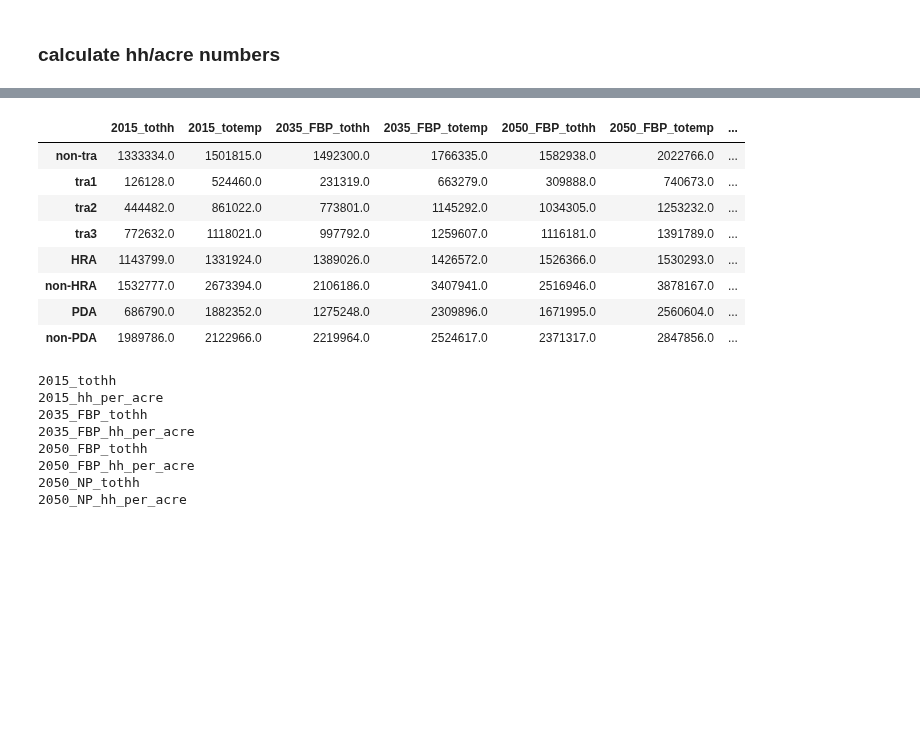
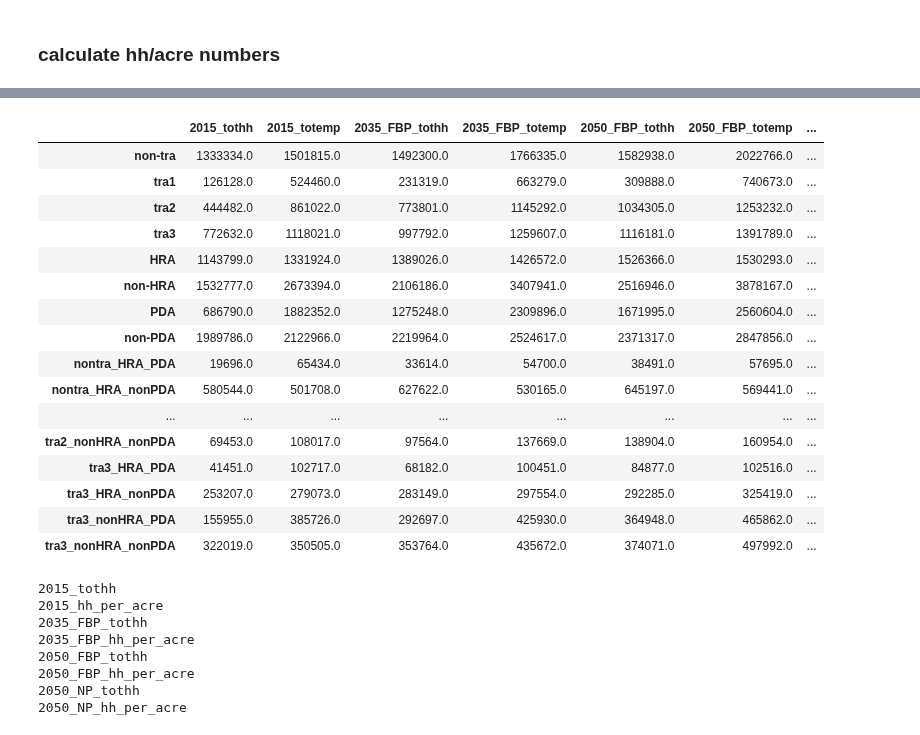
Before and after one commit to BayAreaMetro/petrale, a Jupyter notebook: scripts/CARB_followup_PBA50_growth_pattern_by_geographies.ipynb, the cells around one changed output, grey strips where cells are left out. Saved outputs shown, nothing was run; the diff lists cells and outputs as text; code cells hidden in the pictures; blank space fills up the shorter version.

```diff
--- a/scripts/CARB_followup_PBA50_growth_pattern_by_geographies.ipynb
+++ b/scripts/CARB_followup_PBA50_growth_pattern_by_geographies.ipynb
@@ -30,11 +30,19 @@ print('read {} rows of parcel-geos crosswalk, including the following columns: \
 # CARB doesn't request data on individual PDAs, so create a new column for PDA/non-PDA
 parcel_geos_crosswalk['fbp_pda_cat_id'] = 'non-PDA'
 parcel_geos_crosswalk.loc[parcel_geos_crosswalk.pda_id_pba50_fb.notnull(), 'fbp_pda_cat_id'] = 'PDA'
+# print(list(parcel_geos_crosswalk))
+
+# create a concatenate field to represent intersections of the growth geographies
+parcel_geos_crosswalk['fbp_combocat'] = \
+    parcel_geos_crosswalk[['fbp_tra_cat_id', 'fbp_hra_id', 'fbp_pda_cat_id']].apply(
+    lambda row: '_'.join(row.values.astype(str)), axis=1)
+parcel_geos_crosswalk['fbp_combocat'] = parcel_geos_crosswalk['fbp_combocat'].apply(lambda x: x.replace('-',''))
 
 # some statistics
 print(parcel_geos_crosswalk.fbp_tra_cat_id.value_counts())
 print(parcel_geos_crosswalk.fbp_hra_id.value_counts())
 print(parcel_geos_crosswalk.fbp_pda_cat_id.value_counts())
+print(parcel_geos_crosswalk.fbp_combocat.value_counts())
 
 # rename 'PARCEL_ID'
 parcel_geos_crosswalk.rename(columns={'PARCEL_ID': 'parcel_id'}, inplace=True)
@@ -127,7 +130,7 @@ def summarize_by_geography(parcel_df, metrics_cols, geo_col):
     return parcel_summary
 # %%
 # list geographies to summarize by and metrics to summarize
-geo_cols = ['fbp_tra_cat_id', 'fbp_hra_id', 'fbp_pda_cat_id']
+geo_cols = ['fbp_tra_cat_id', 'fbp_hra_id', 'fbp_pda_cat_id', 'fbp_combocat']
 metrics_cols = ['tothh', 'totemp']
 # %%
 # all parcel files to summarize by year+scenario
@@ -283,0 +293,29 @@ for geo in geo_cols:
+# %%
+# read acreage data
+geos_acreage = pd.read_csv(geos_acreage_file)
+display(geos_acreage.head())
+
+# create a new column for PDA/non-PDA
+geos_acreage['fbp_pda_cat_id'] = 'non-PDA'
+geos_acreage.loc[parcel_geos_crosswalk.pda_id_pba50_fb.notnull(), 'fbp_pda_cat_id'] = 'PDA'
+
+# create a concatenate field to represent intersections of the growth geographies
+geos_acreage['fbp_combocat'] = \
+    geos_acreage[['fbp_tra_cat_id', 'fbp_hra_id', 'fbp_pda_cat_id']].apply(
+    lambda row: '_'.join(row.values.astype(str)), axis=1)
+geos_acreage['fbp_combocat'] = geos_acreage['fbp_combocat'].apply(lambda x: x.replace('-',''))
+
+# summarize acreage by the same geographies as for tothh and totemp, and add to the above summary
+
+for geo in geo_cols:
+    acreage_geo = summarize_by_geography(geos_acreage, ['ACRES'], geo)
+    display(acreage_geo)
+
+    if geo == 'fbp_tra_cat_id':
+        tra_summary = tra_summary.merge(acreage_geo, left_index=True, right_index=True, how='outer')
+    elif geo == 'fbp_hra_id':
+        hra_summary = hra_summary.merge(acreage_geo, left_index=True, right_index=True, how='outer')
+    elif geo == 'fbp_pda_cat_id':
+        pda_summary = pda_summary.merge(acreage_geo, left_index=True, right_index=True, how='outer')
+    elif geo == 'fbp_combocat':
+        combocat_summary = combocat_summary.merge(acreage_geo, left_index=True, right_index=True, how='outer')
@@ -284,17 +361,29 @@ for geo in geo_cols:
 # %%
 # consolidate all summaries
-geo_summary = pd.concat([tra_summary, hra_summary, pda_summary])
+tra_summary['category'] = 'TRAs'
+hra_summary['category'] = 'HRAs'
+pda_summary['category'] = 'PDAs'
+combocat_summary['category'] = 'TRAs-HRAs-PDAs intersect'
+geo_summary = pd.concat([tra_summary, hra_summary, pda_summary, combocat_summary])
 display(geo_summary)
 # %% [output]
 |  | 2015_tothh | 2015_totemp | 2035_FBP_tothh | 2035_FBP_totemp | 2050_FBP_tothh | 2050_FBP_totemp | ... |
 | non-tra | 1333334.0 | 1501815.0 | 1492300.0 | 1766335.0 | 1582938.0 | 2022766.0 | ... |
 | tra1 | 126128.0 | 524460.0 | 231319.0 | 663279.0 | 309888.0 | 740673.0 | ... |
 | tra2 | 444482.0 | 861022.0 | 773801.0 | 1145292.0 | 1034305.0 | 1253232.0 | ... |
 | tra3 | 772632.0 | 1118021.0 | 997792.0 | 1259607.0 | 1116181.0 | 1391789.0 | ... |
 | HRA | 1143799.0 | 1331924.0 | 1389026.0 | 1426572.0 | 1526366.0 | 1530293.0 | ... |
 | non-HRA | 1532777.0 | 2673394.0 | 2106186.0 | 3407941.0 | 2516946.0 | 3878167.0 | ... |
 | PDA | 686790.0 | 1882352.0 | 1275248.0 | 2309896.0 | 1671995.0 | 2560604.0 | ... |
 | non-PDA | 1989786.0 | 2122966.0 | 2219964.0 | 2524617.0 | 2371317.0 | 2847856.0 | ... |
+| nontra_HRA_PDA | 19696.0 | 65434.0 | 33614.0 | 54700.0 | 38491.0 | 57695.0 | ... |
+| nontra_HRA_nonPDA | 580544.0 | 501708.0 | 627622.0 | 530165.0 | 645197.0 | 569441.0 | ... |
+| ... | ... | ... | ... | ... | ... | ... | ... |
+| tra2_nonHRA_nonPDA | 69453.0 | 108017.0 | 97564.0 | 137669.0 | 138904.0 | 160954.0 | ... |
+| tra3_HRA_PDA | 41451.0 | 102717.0 | 68182.0 | 100451.0 | 84877.0 | 102516.0 | ... |
+| tra3_HRA_nonPDA | 253207.0 | 279073.0 | 283149.0 | 297554.0 | 292285.0 | 325419.0 | ... |
+| tra3_nonHRA_PDA | 155955.0 | 385726.0 | 292697.0 | 425930.0 | 364948.0 | 465862.0 | ... |
+| tra3_nonHRA_nonPDA | 322019.0 | 350505.0 | 353764.0 | 435672.0 | 374071.0 | 497992.0 | ... |
 # %%
 # calculate hh per acre
 for col_name in [x for x in list(geo_summary) if 'tothh' in x]:
```
Also changed, not shown: parts of 8 cells of this notebook.
